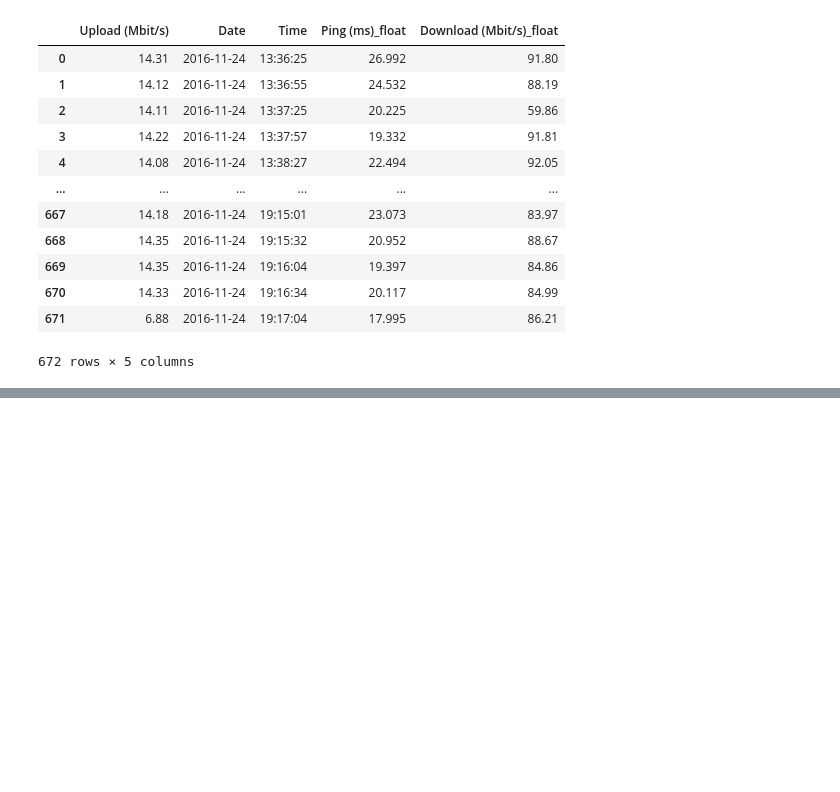
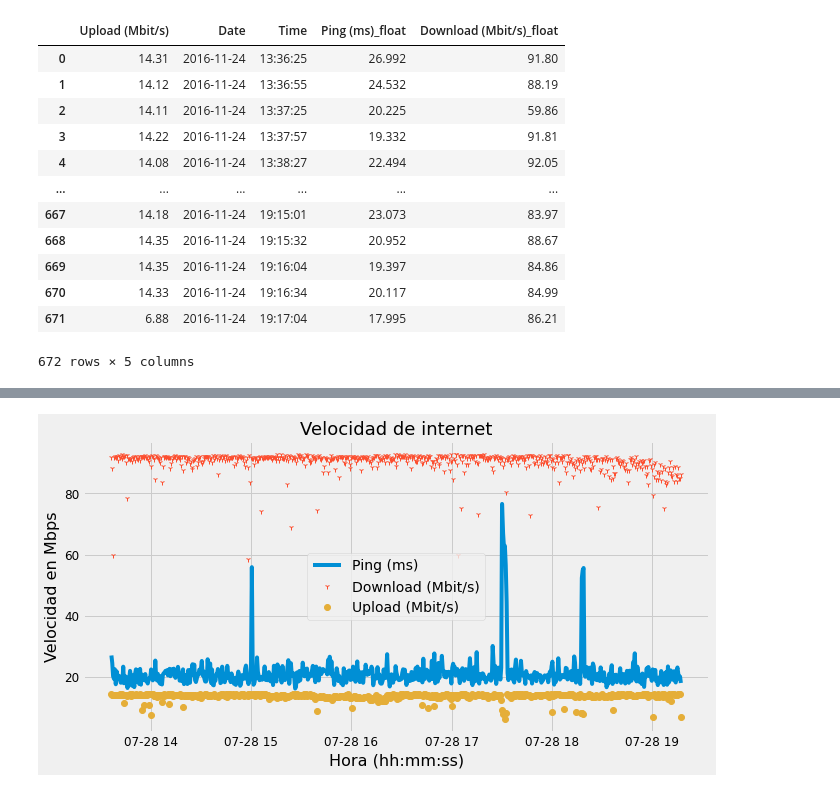
Before and after one commit to MisaelVargas/Verano2020, a Jupyter notebook: Unidad 3/3 Visualización de medidores de Internet/Visualización de medidores de Internet.ipynb, the cells around one changed output, grey strips where cells are left out. Saved outputs shown, nothing was run; the diff lists cells and outputs as text; code cells hidden in the pictures; blank space fills up the shorter version.

```diff
--- a/Unidad 3/3 Visualización de medidores de Internet/Visualización de medidores de Internet.ipynb
+++ b/Unidad 3/3 Visualización de medidores de Internet/Visualización de medidores de Internet.ipynb
@@ -142,0 +354,22 @@ NoneType
+# %%
+with plt.style.context('fivethirtyeight'):
+    fig, ax = plt.subplots(figsize=(10, 5))
+
+    # Plot three curves
+    t = pd.to_datetime(df_clean['Time'])
+    ax.plot(t, df_clean['Ping (ms)'], label='Ping (ms)')
+    ax.plot(t, df_clean['Download (Mbit/s)'], '1', label='Download (Mbit/s)')
+    ax.plot(t, df_clean['Upload (Mbit/s)'], 'o', label='Upload (Mbit/s)')
+
+    # Insert legend
+    ax.legend()
+
+    # Add axis labels and title
+    ax.set_xlabel('Hora (hh:mm:ss)', size=16)
+    ax.set_ylabel('Velocidad en Mbps', size=16)
+    ax.set_title('Velocidad de internet', size=18)
+
+    # Change tick size
+    ax.tick_params(labelsize=12)
+# %% [output]
+[figure, added]
```
Also changed, not shown: parts of 25 cells of this notebook.
